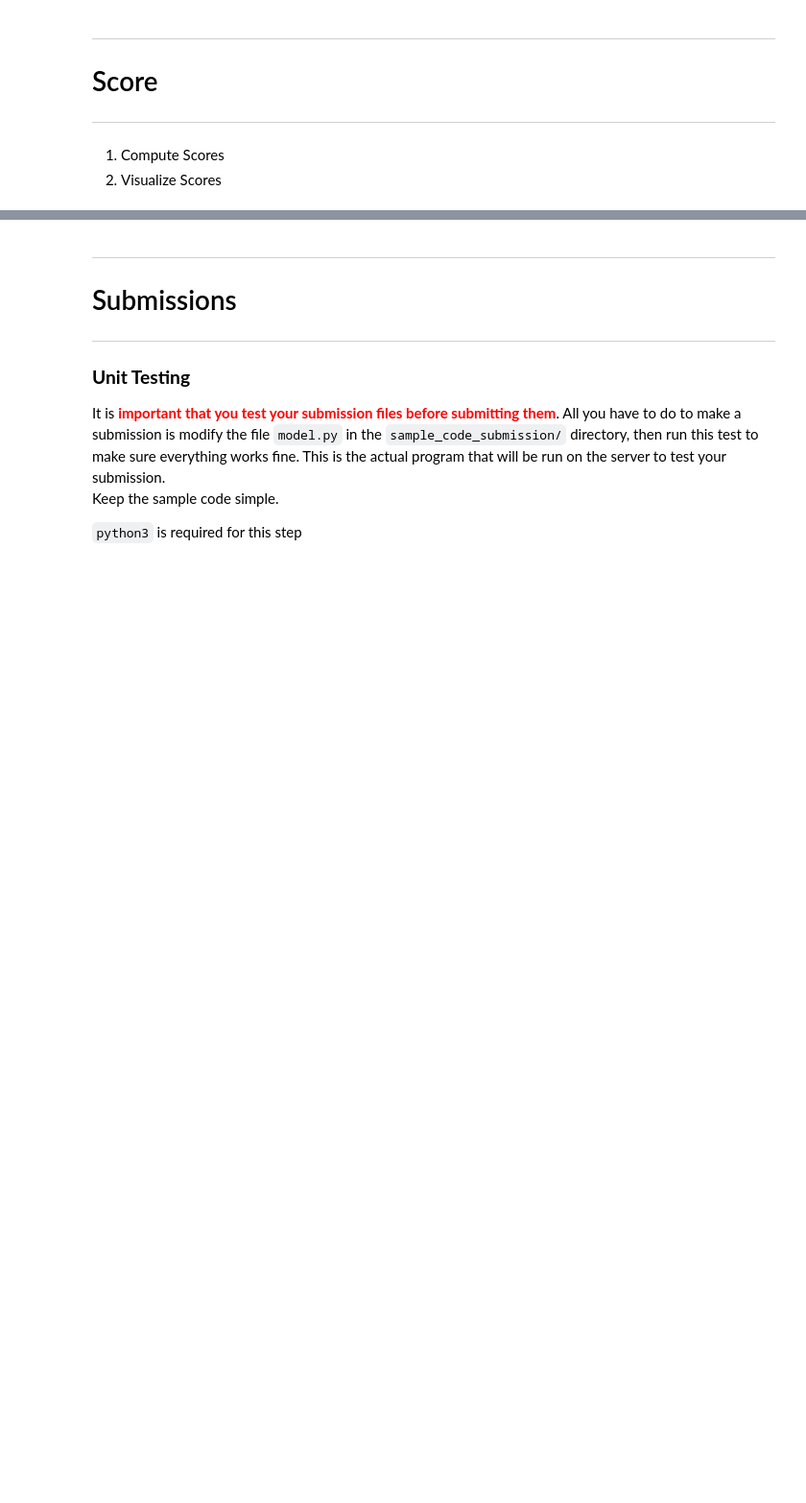
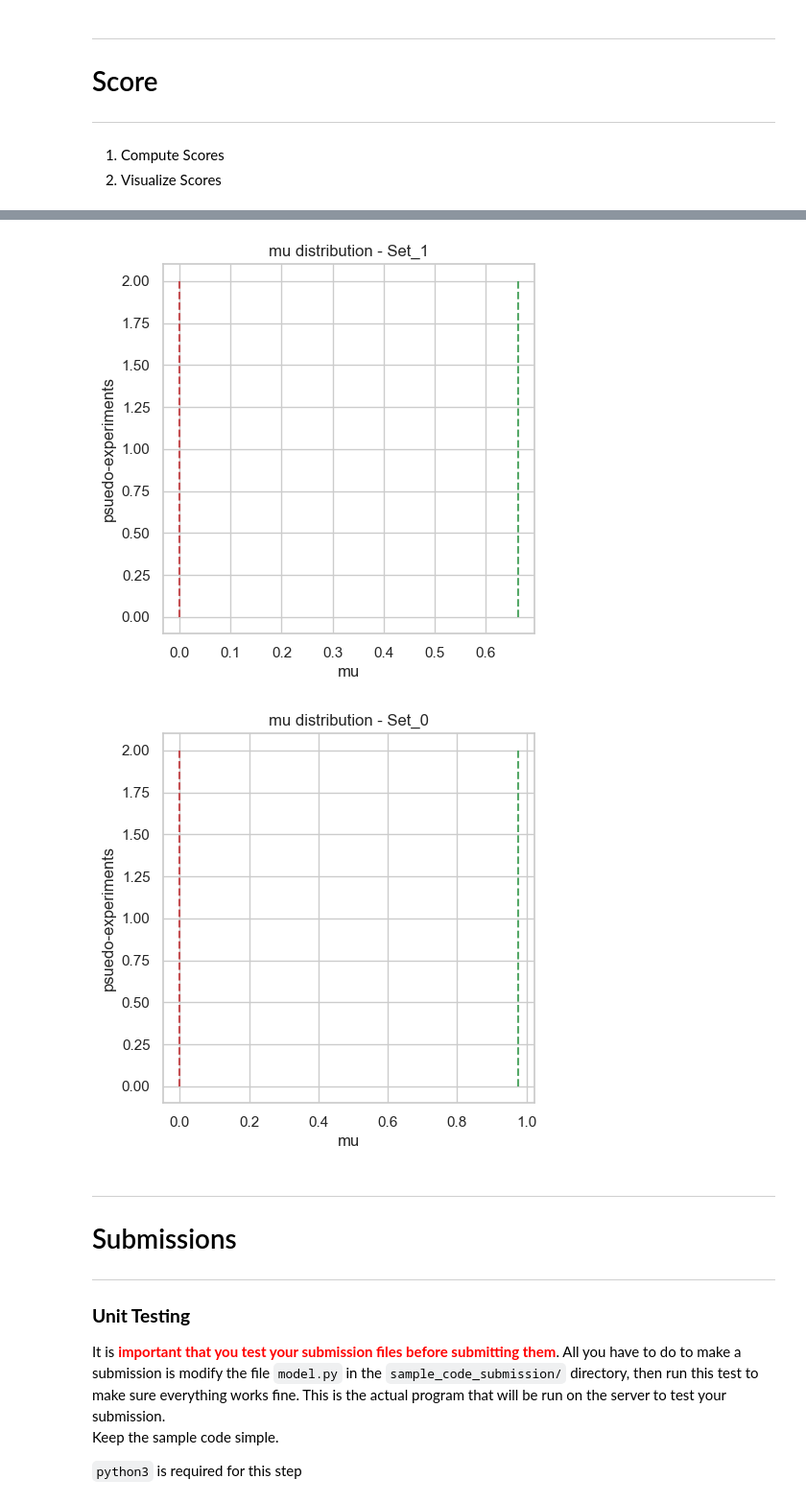
Before and after one commit to FAIR-Universe/HEP-Challenge, a Jupyter notebook: StartingKit_HiggsML_Uncertainty_Challenge.ipynb, the cells around one changed output, grey strips where cells are left out. Shown at 96% size. Cells and saved outputs as stored; diff of their text form; code cells hidden in the pictures; blank space fills up the shorter version.

```diff
--- a/StartingKit_HiggsML_Uncertainty_Challenge.ipynb
+++ b/StartingKit_HiggsML_Uncertainty_Challenge.ipynb
@@ -395,6 +444,9 @@ score.visualize_scatter()
 # %%
 # Visualize coverage
-score.visualize_coverage()
+visualize_coverage(ingestion_result_dict=saved_results, ground_truth_mus=test_settings["ground_truth_mus"])
+# %% [output]
+[figure, added]
+[figure, added]
 # %% [markdown]
 ***
 # Submissions
```
Also changed, not shown: parts of 14 cells of this notebook, 22 other files.
